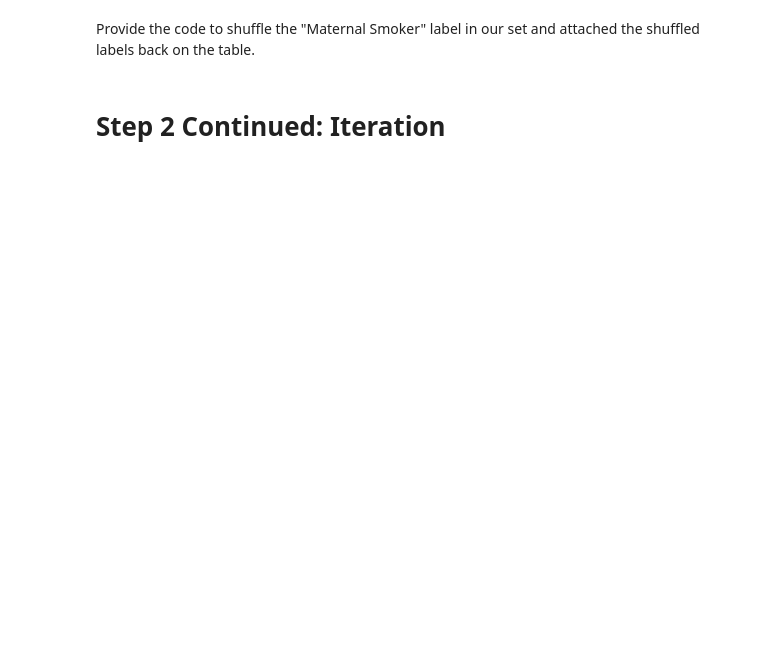
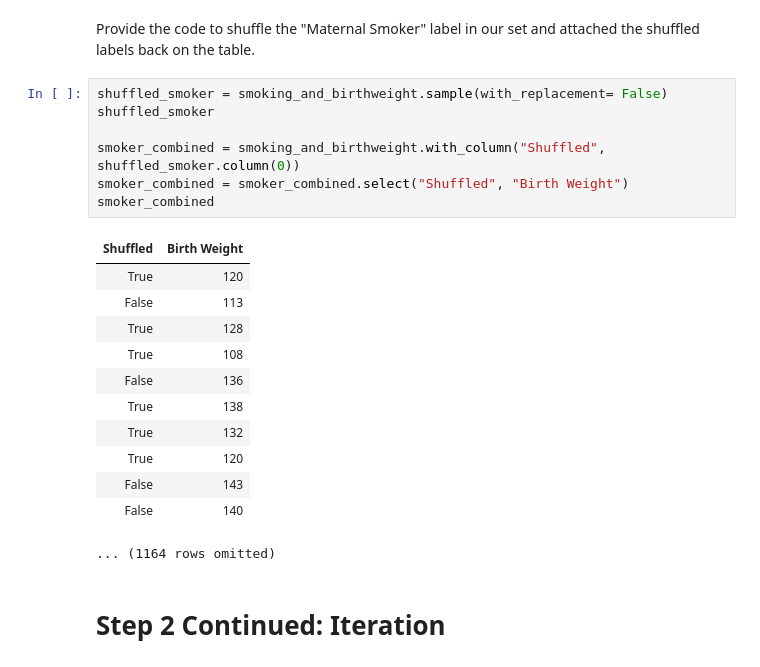
Before and after one commit to bwinterstein/Intro-Data, a Jupyter notebook: Lectures/ab testing.ipynb, the cells around one changed output. Saved outputs shown, nothing was run; the diff lists cells and outputs as text; blank space fills up the shorter version.

```diff
--- a/Lectures/ab testing.ipynb
+++ b/Lectures/ab testing.ipynb
@@ -102,6 +114,26 @@ staff_combined
 | Michael | 41 | Dwight |
 # %% [markdown]
 Provide the code to shuffle the "Maternal Smoker" label in our set and attached the shuffled labels back on the table.
+# %%
+shuffled_smoker = smoking_and_birthweight.sample(with_replacement= False)
+shuffled_smoker
+
+smoker_combined = smoking_and_birthweight.with_column("Shuffled", shuffled_smoker.column(0))
+smoker_combined = smoker_combined.select("Shuffled", "Birth Weight")
+smoker_combined
+# %% [output]
+| Shuffled | Birth Weight |
+| True | 120 |
+| False | 113 |
+| True | 128 |
+| True | 108 |
+| False | 136 |
+| True | 138 |
+| True | 132 |
+| True | 120 |
+| False | 143 |
+| False | 140 |
+... (1164 rows omitted)
 # %% [markdown]
 # Step 2 Continued: Iteration
 # %%
```
Also changed, not shown: parts of 9 cells of this notebook.
